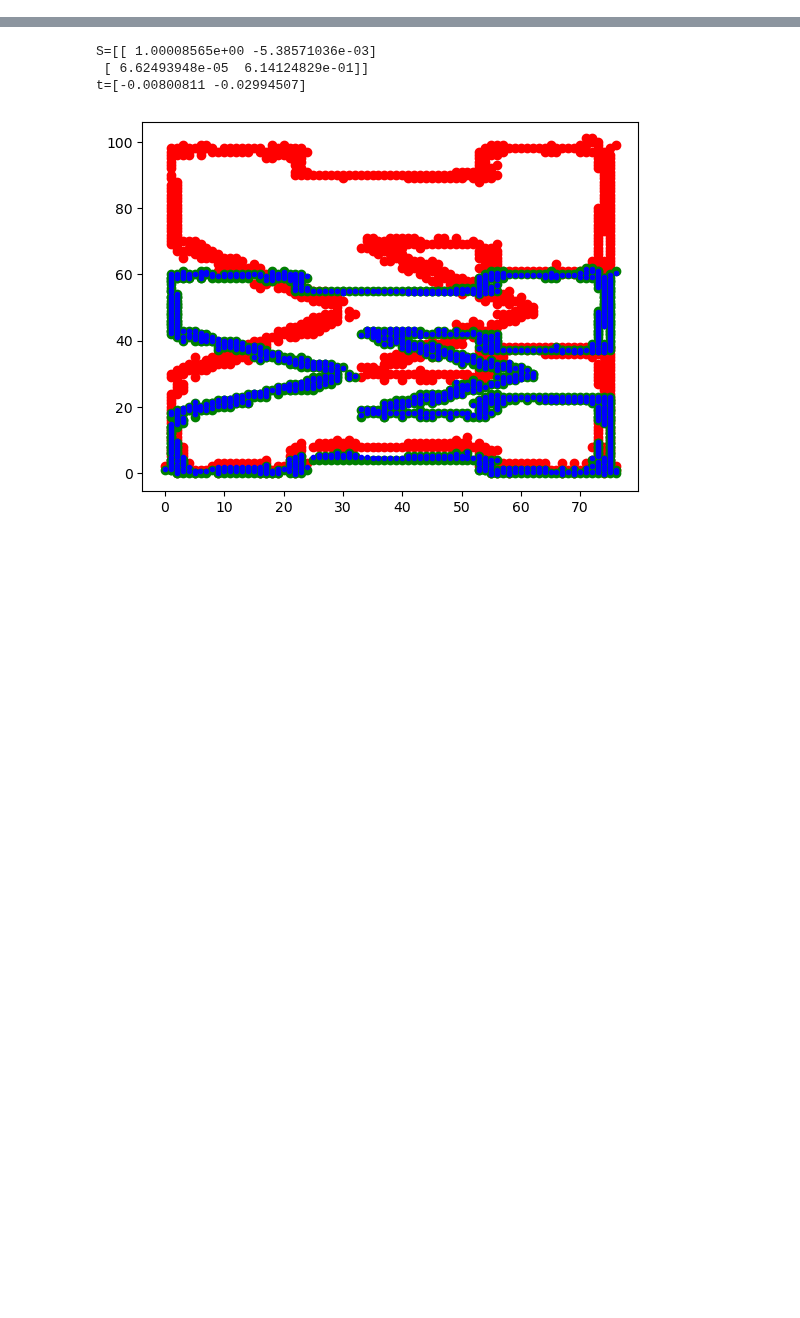
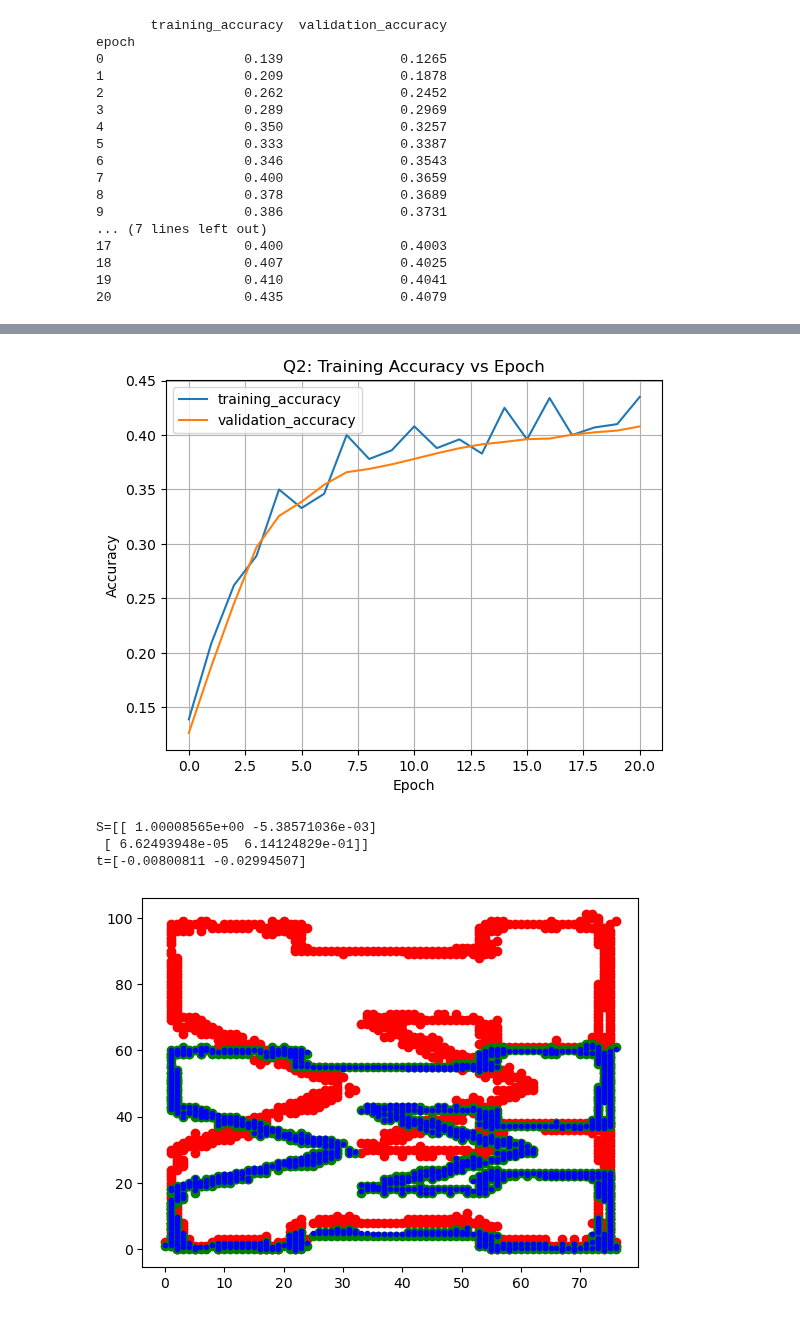
Before and after one commit to Javen-W/CSE803-Computer-Vision, a Jupyter notebook: HW4/CSE803_HW4.ipynb, the cells around one changed output, grey strips where cells are left out. Drawn from its saved outputs; the diff is of its cells as text; code cells hidden in the pictures; blank space fills up the shorter version.

Commit message:
impl q2 training & results

```diff
--- a/HW4/CSE803_HW4.ipynb
+++ b/HW4/CSE803_HW4.ipynb
@@ -552,19 +553,23 @@ def train(model_name: str):
     #                         END OF YOUR CODE                            #
     #######################################################################
     # report test accuracy
-    acc = testNetwork(model, data['X_test'], data['y_test'])
-    print("Test accuracy: {}".format(acc))
+    test_acc = testNetwork(model, data['X_test'], data['y_test'])
+    print("Test accuracy: {}".format(test_acc))
 
     #######################################################################
     # Save your model with model.save(filepath) once you finish training  #
     #######################################################################
     model.save(f"models/{model_name}.pkl")
+
+    # return final results
+    return train_acc_history, val_acc_history, test_acc
 # %%
 """
 Q2: Softmax Classifier with One Layer Neural Network
 
 https://www.cs.toronto.edu/~kriz/cifar-10-python.tar.gz
 """
-train(model_name="q2")
+# train model and report results
+train_acc_history, val_acc_history, test_acc = train(model_name="q2")
 # %% [output]
 (Iteration 1 / 6240) loss: 0.000000
@@ -586,0 +592,35 @@ Test accuracy: 0.4086
+# %%
+training_results = []
+for i, (train_acc, val_acc) in enumerate(zip(train_acc_history, val_acc_history)):
+    training_results.append({
+        'epoch': i,
+        'training_accuracy': train_acc,
+        'validation_accuracy': val_acc,
+    })
+
+training_df = pd.DataFrame.from_records(training_results).set_index('epoch')
+print(training_df)
+training_df.plot(
+    title="Q2: Training Accuracy vs Epoch",
+    xlabel="Epoch",
+    ylabel="Accuracy",
+    grid=True,
+)
+# %% [output]
+       training_accuracy  validation_accuracy
+epoch
+0                  0.139               0.1265
+1                  0.209               0.1878
+2                  0.262               0.2452
+3                  0.289               0.2969
+4                  0.350               0.3257
+5                  0.333               0.3387
+6                  0.346               0.3543
+7                  0.400               0.3659
+8                  0.378               0.3689
+9                  0.386               0.3731
+... (7 lines left out)
+17                 0.400               0.4003
+18                 0.407               0.4025
+19                 0.410               0.4041
+20                 0.435               0.4079
@@ -587,3 +628,4 @@ Test accuracy: 0.4086
+[figure, added]
 # %%
 """
 Q1: Optimization and Fitting
```
Also changed, not shown: parts of 3 cells of this notebook, 1 other file.
